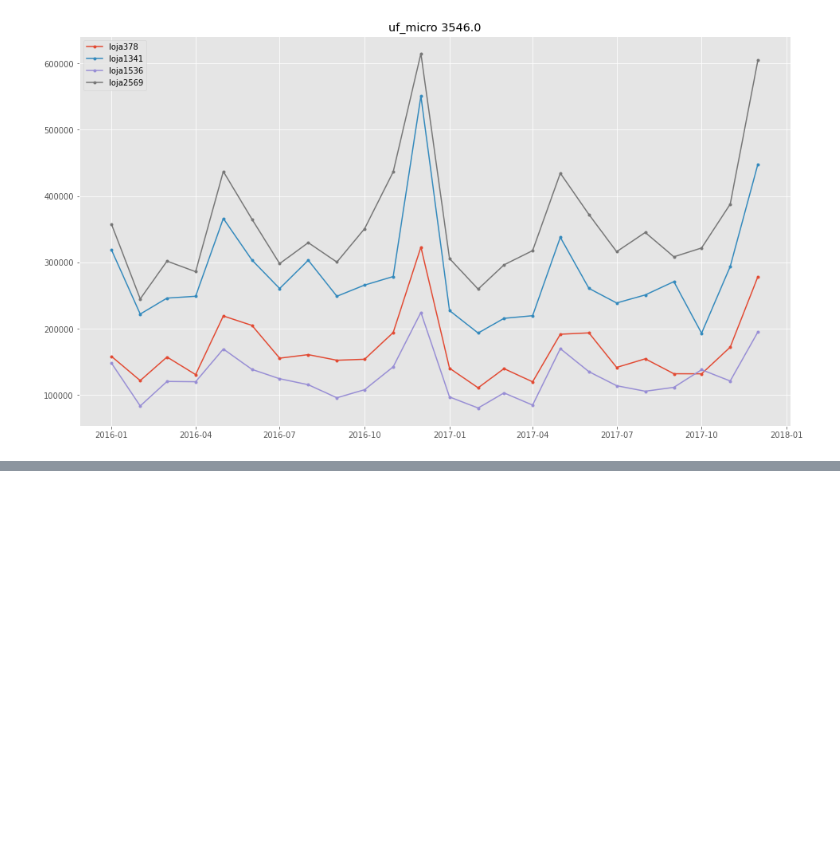
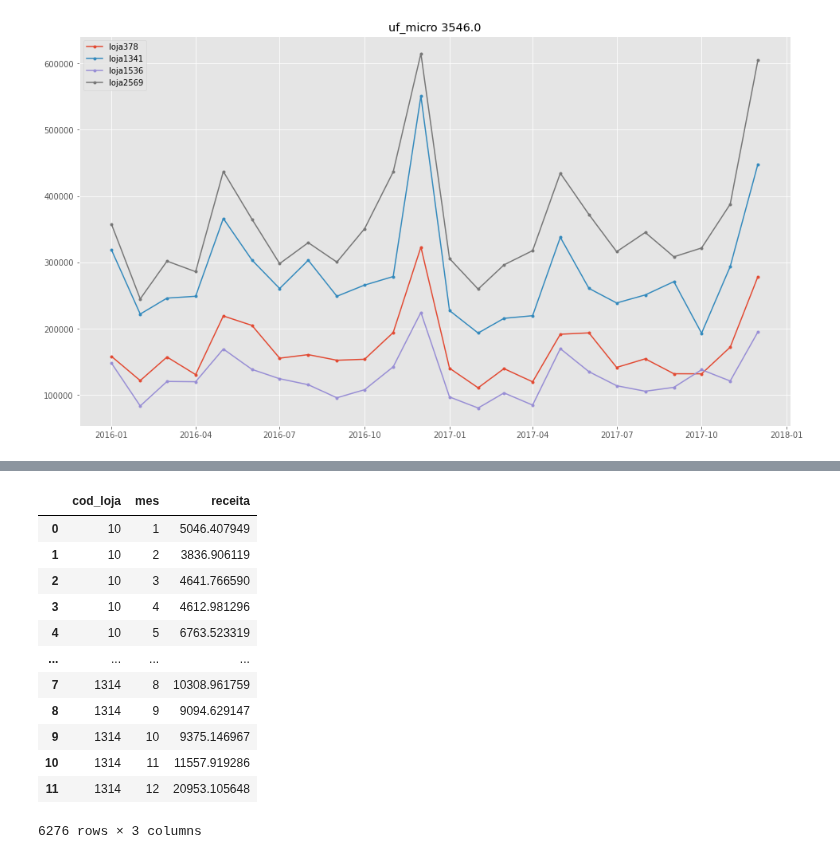
Before and after one commit to BeeData-USP/usp-vs-ufmg, a Jupyter notebook: ikeda/eda_expansao.ipynb, the cells around one changed output, grey strips where cells are left out. Drawn from its saved outputs; the diff is of its cells as text; code cells hidden in the pictures; blank space fills up the shorter version.

```diff
--- a/ikeda/eda_expansao.ipynb
+++ b/ikeda/eda_expansao.ipynb
@@ -480,0 +324,4 @@ ljs_dist.corr()
+# %%
+rmm_me_atual = me_merge.groupby(['mes', 'uf_meso'], as_index=False).mean()[['uf_meso', 'mes', 'receita']]
+rmm_me_exp = me_merge_cex.merge(rmm_me_atual, on='uf_meso')
+meso_final = rmm_me_exp[rmm_me_exp.cod_loja.isin(lojas_sem_micro)][['cod_loja', 'mes', 'receita']]
@@ -480,0 +349,19 @@ ljs_dist.corr()
+# %%
+final = micro_final.append(meso_final)
+final = final.append(rm_acre)
+# %%
+final
+# %% [output]
+|  | cod_loja | mes | receita |
+| 0 | 10 | 1 | 5046.407949 |
+| 1 | 10 | 2 | 3836.906119 |
+| 2 | 10 | 3 | 4641.766590 |
+| 3 | 10 | 4 | 4612.981296 |
+| 4 | 10 | 5 | 6763.523319 |
+| ... | ... | ... | ... |
+| 7 | 1314 | 8 | 10308.961759 |
+| 8 | 1314 | 9 | 9094.629147 |
+| 9 | 1314 | 10 | 9375.146967 |
+| 10 | 1314 | 11 | 11557.919286 |
+| 11 | 1314 | 12 | 20953.105648 |
+6276 rows × 3 columns
```
Also changed, not shown: parts of 39 cells of this notebook, 1 other file.
